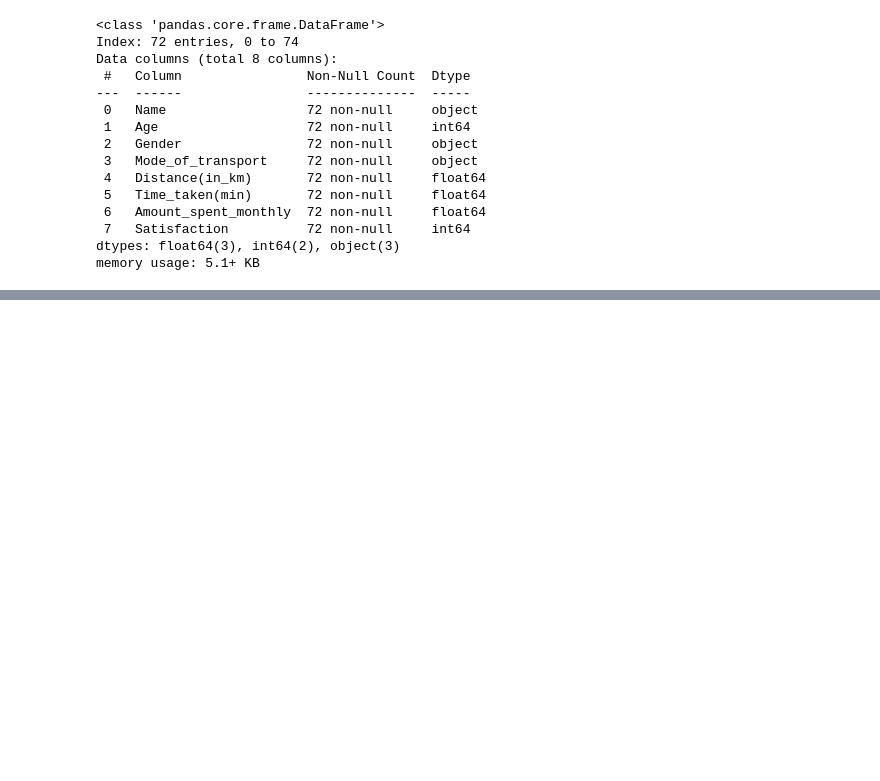
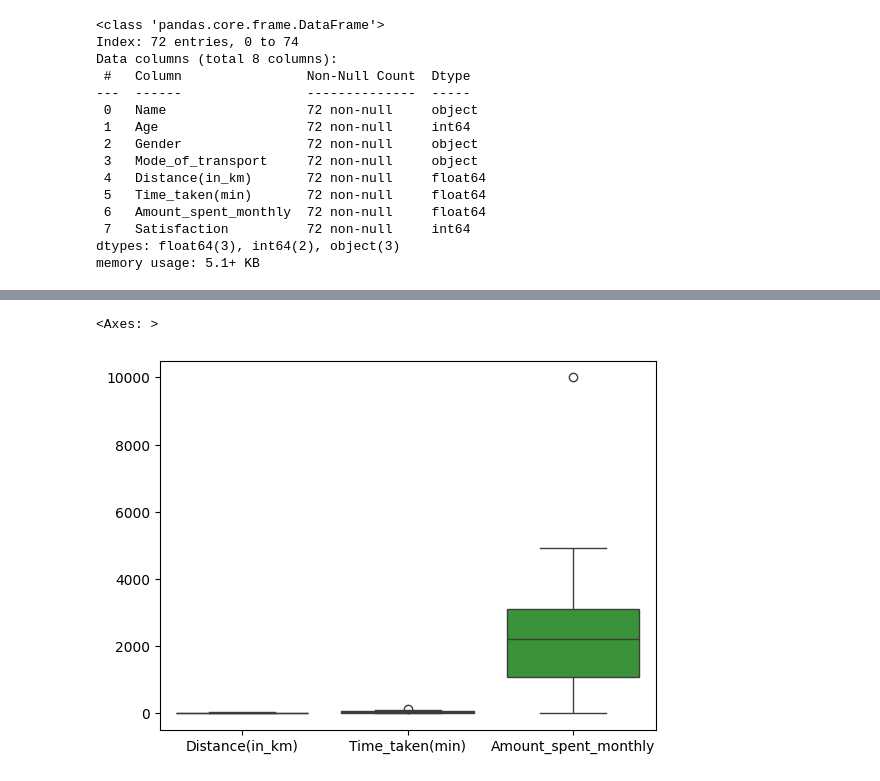
Before and after one commit to pythonieee/college_Pc_repo, a Jupyter notebook: taveling_commuting.ipynb, the cells around one changed output, grey strips where cells are left out. Drawn from its saved outputs; the diff is of its cells as text; code cells hidden in the pictures; blank space fills up the shorter version.

```diff
--- a/taveling_commuting.ipynb
+++ b/taveling_commuting.ipynb
@@ -492,0 +509,5 @@ df_final.to_csv("Travel_and_Commuting_Preferences_cleaned.csv")
+# %%
+sns.boxplot(data=df_final[[i for i in df_final.columns if df_final[i].dtype =='float' or df_final[i].dtype=="float"]])
+# %% [output]
+<Axes: >
+[figure, added]
```
Also changed, not shown: parts of 2 cells of this notebook, 4 other files.
